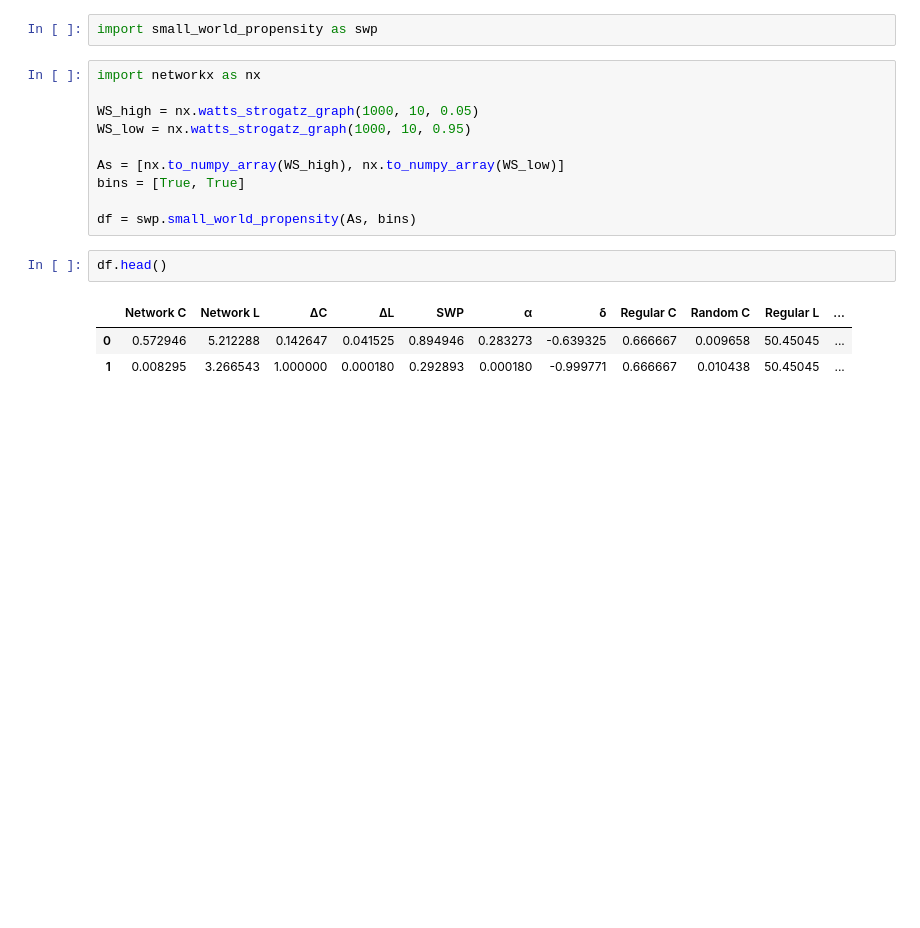
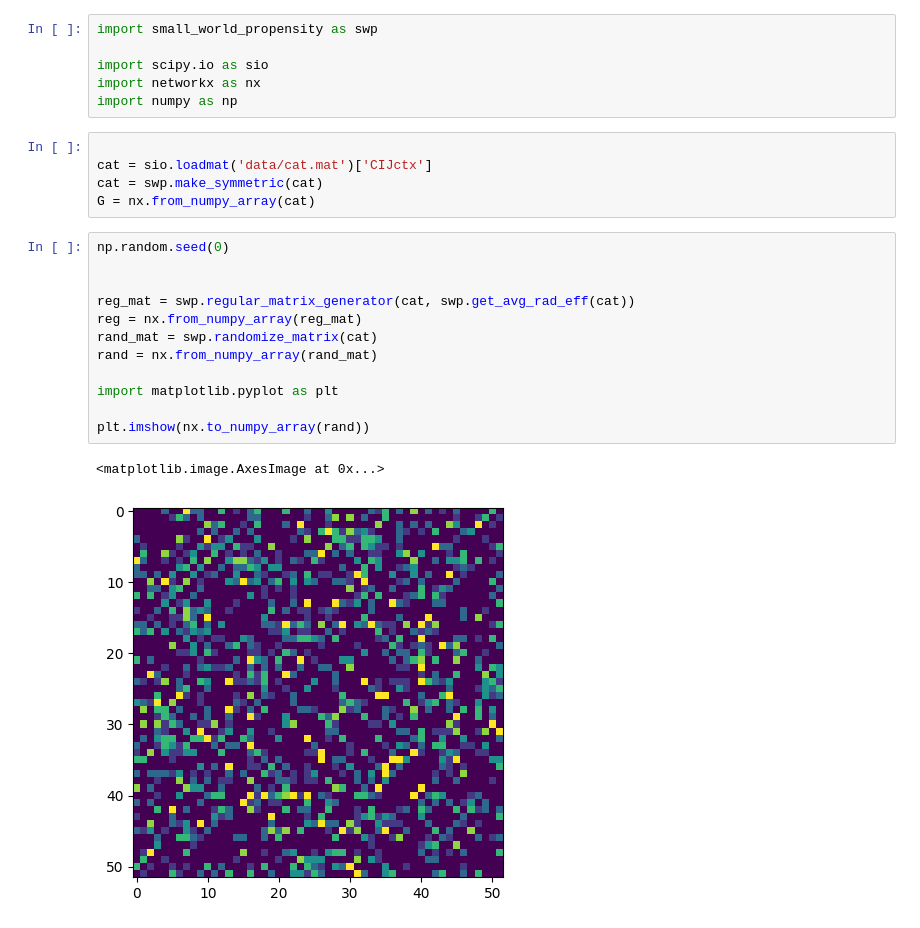
Before and after one commit to rkdan/small_world_propensity, a Jupyter notebook: testing.ipynb, the cells around one changed output. Drawn from its saved outputs; the diff is of its cells as text; blank space fills up the shorter version.

Commit message:
Added site and additional graph figure

```diff
--- a/testing.ipynb
+++ b/testing.ipynb
@@ -1,18 +1,26 @@
-# %%
-import small_world_propensity as swp
-# %%
-import networkx as nx
-
-WS_high = nx.watts_strogatz_graph(1000, 10, 0.05)
-WS_low = nx.watts_strogatz_graph(1000, 10, 0.95)
-
-As = [nx.to_numpy_array(WS_high), nx.to_numpy_array(WS_low)]
-bins = [True, True]
-
-df = swp.small_world_propensity(As, bins)
-# %%
-df.head()
-# %% [output]
-|  | Network C | Network L | ΔC | ΔL | SWP | α | δ | Regular C | Random C | Regular L | ... |
-| 0 | 0.572946 | 5.212288 | 0.142647 | 0.041525 | 0.894946 | 0.283273 | -0.639325 | 0.666667 | 0.009658 | 50.45045 | ... |
-| 1 | 0.008295 | 3.266543 | 1.000000 | 0.000180 | 0.292893 | 0.000180 | -0.999771 | 0.666667 | 0.010438 | 50.45045 | ... |
+# %%
+import small_world_propensity as swp
+
+import scipy.io as sio
+import networkx as nx
+import numpy as np
+# %%
+
+cat = sio.loadmat('data/cat.mat')['CIJctx']
+cat = swp.make_symmetric(cat)
+G = nx.from_numpy_array(cat)
+# %%
+np.random.seed(0)
+
+
+reg_mat = swp.regular_matrix_generator(cat, swp.get_avg_rad_eff(cat))
+reg = nx.from_numpy_array(reg_mat)
+rand_mat = swp.randomize_matrix(cat)
+rand = nx.from_numpy_array(rand_mat)
+
+import matplotlib.pyplot as plt
+
+plt.imshow(nx.to_numpy_array(rand))
+# %% [output]
+<matplotlib.image.AxesImage at 0x...>
+[figure, added]
```
Also changed, not shown: parts of 1 cell of this notebook, 1 other file.
